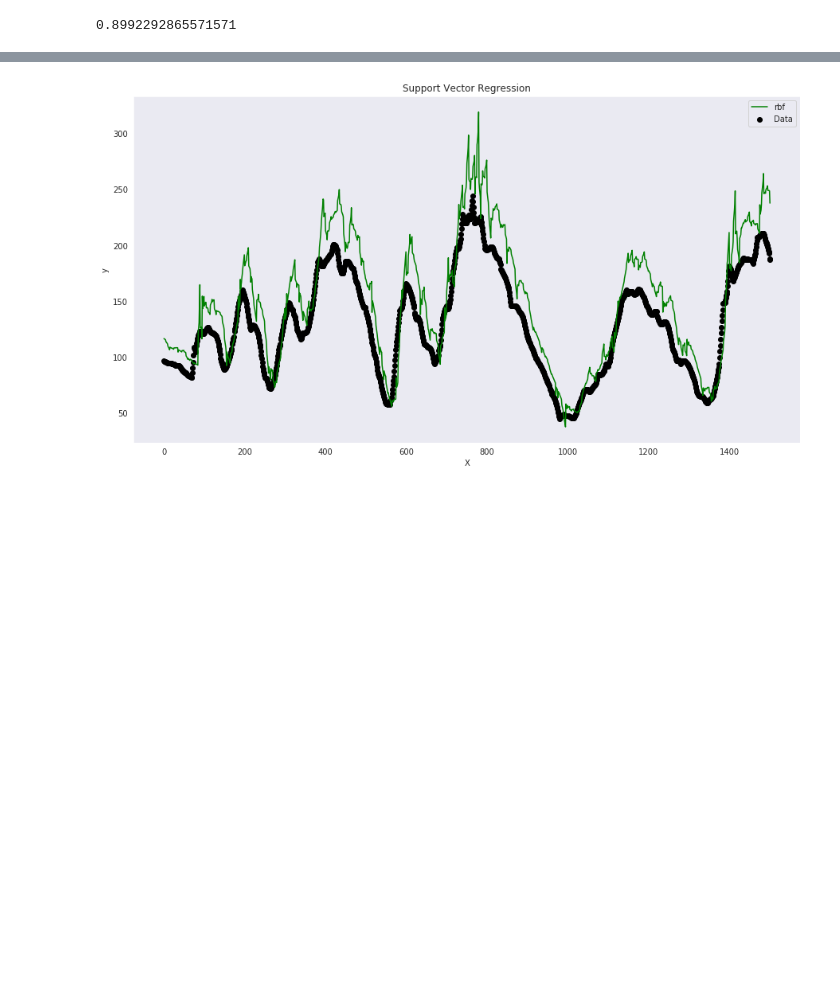
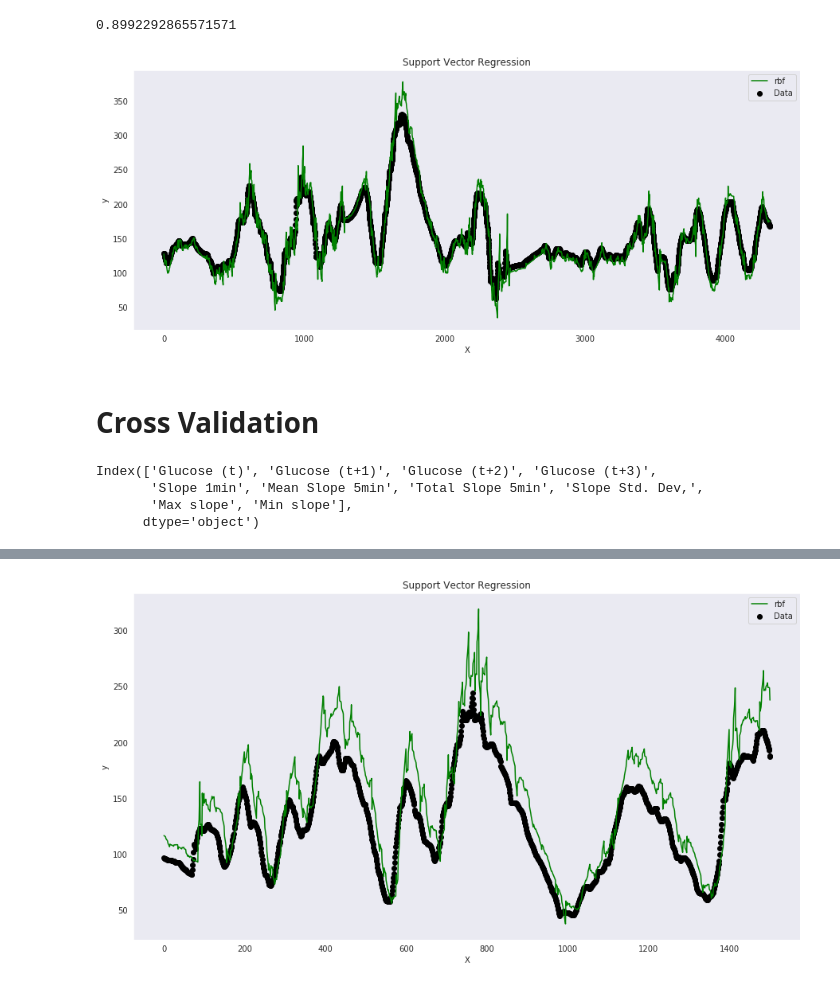
Before and after one commit to gmagannaDevelop/DiabManager, a Jupyter notebook: final.ipynb, the cells around one changed output, grey strips where cells are left out. Drawn from its saved outputs; the diff is of its cells as text; code cells hidden in the pictures; blank space fills up the shorter version.

```diff
--- a/final.ipynb
+++ b/final.ipynb
@@ -782,3 +798,9 @@ Text(0.5, 1.0, "Distribution de la valeur absolue des erreurs dans l'ensemble de
 probability_estimate( np.abs(y2-preds2), start=0, end=20 )
 # %% [output]
 0.8992292865571571
+# %%
+GS.plot(kernel='rbf', X=X2, y=y2)
+# %% [output]
+[figure, added]
+# %% [markdown]
+# Cross Validation
@@ -784,0 +813,7 @@ probability_estimate( np.abs(y2-preds2), start=0, end=20 )
+# %%
+slicer
+# %% [output]
+Index(['Glucose (t)', 'Glucose (t+1)', 'Glucose (t+2)', 'Glucose (t+3)',
+       'Slope 1min', 'Mean Slope 5min', 'Total Slope 5min', 'Slope Std. Dev,',
+       'Max slope', 'Min slope'],
+      dtype='object')
```
Also changed, not shown: parts of 27 cells of this notebook, 2 other files.
